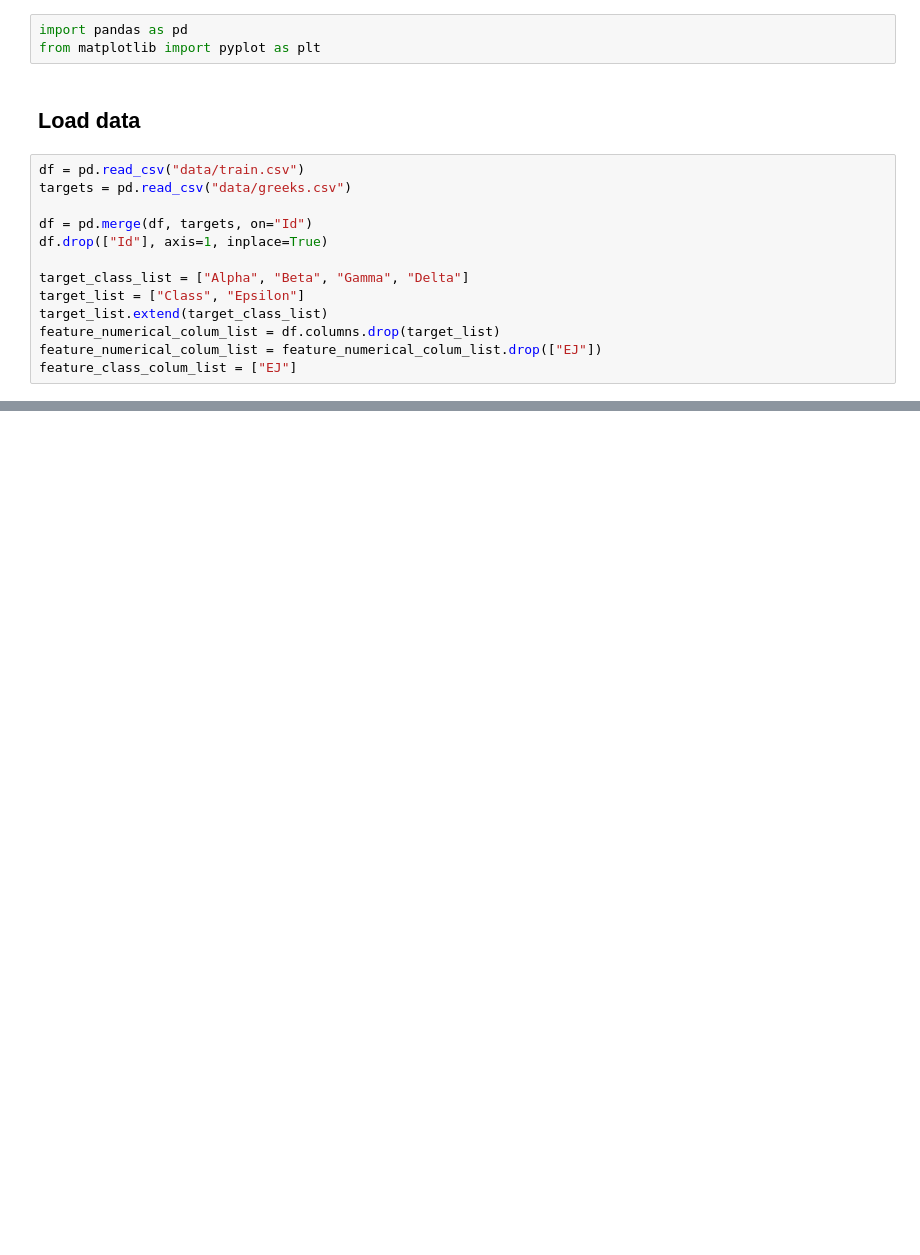
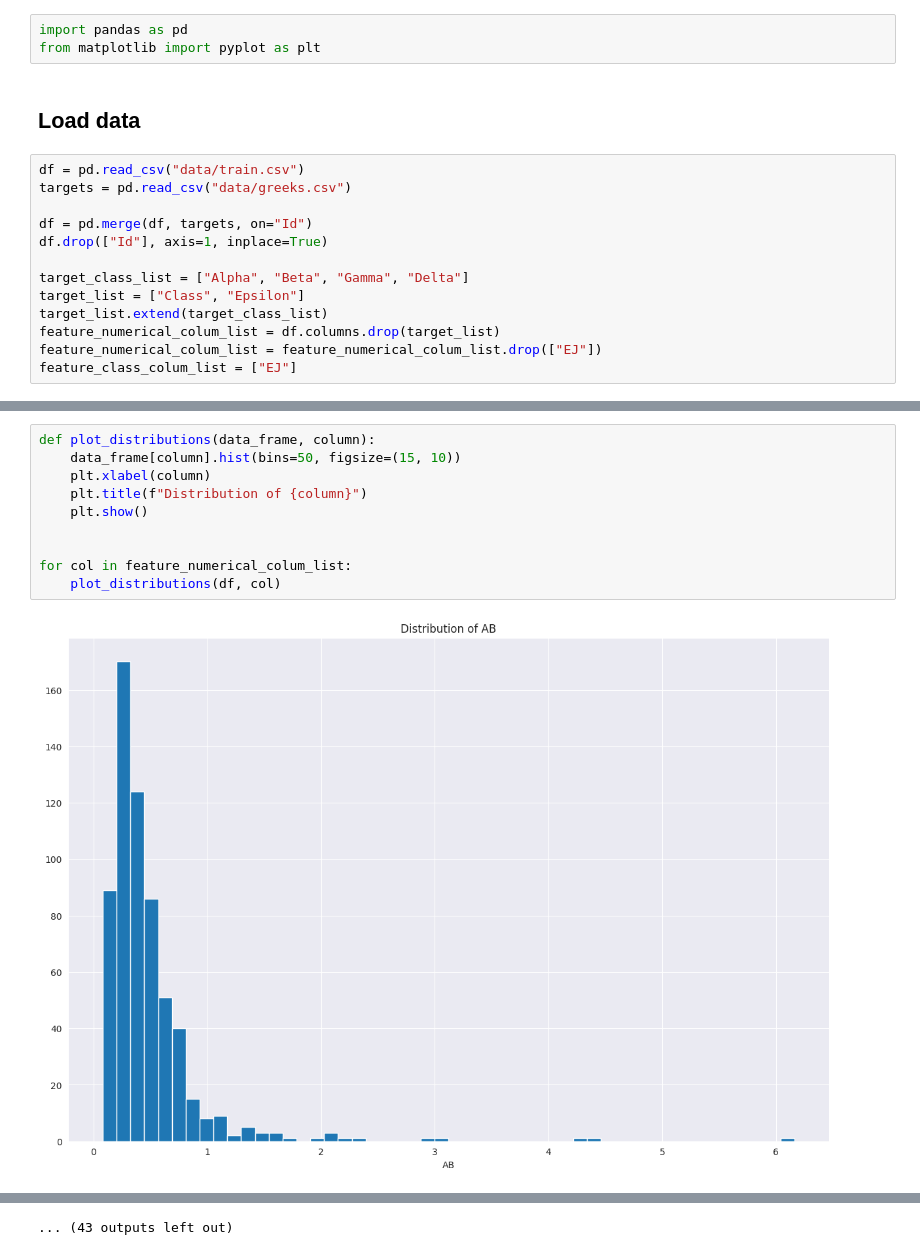
Before and after one commit to greatbabyred/CS4320-Project, a Jupyter notebook: analysis.ipynb, the cells around one changed output, grey strips where cells are left out. Drawn from its saved outputs; the diff is of its cells as text; blank space fills up the shorter version.

Commit message:
Updated graphs

```diff
--- a/analysis.ipynb
+++ b/analysis.ipynb
@@ -64,0 +43,12 @@ for col in feature_numerical_colum_list:
+# %%
+def plot_distributions(data_frame, column):
+    data_frame[column].hist(bins=50, figsize=(15, 10))
+    plt.xlabel(column)
+    plt.title(f"Distribution of {column}")
+    plt.show()
+
+
+for col in feature_numerical_colum_list:
+    plot_distributions(df, col)
+# %% [output]
+[figure, added]
@@ -64,0 +66 @@ for col in feature_numerical_colum_list:
+... (43 outputs left out)
```
Also changed, not shown: parts of 7 cells of this notebook.
